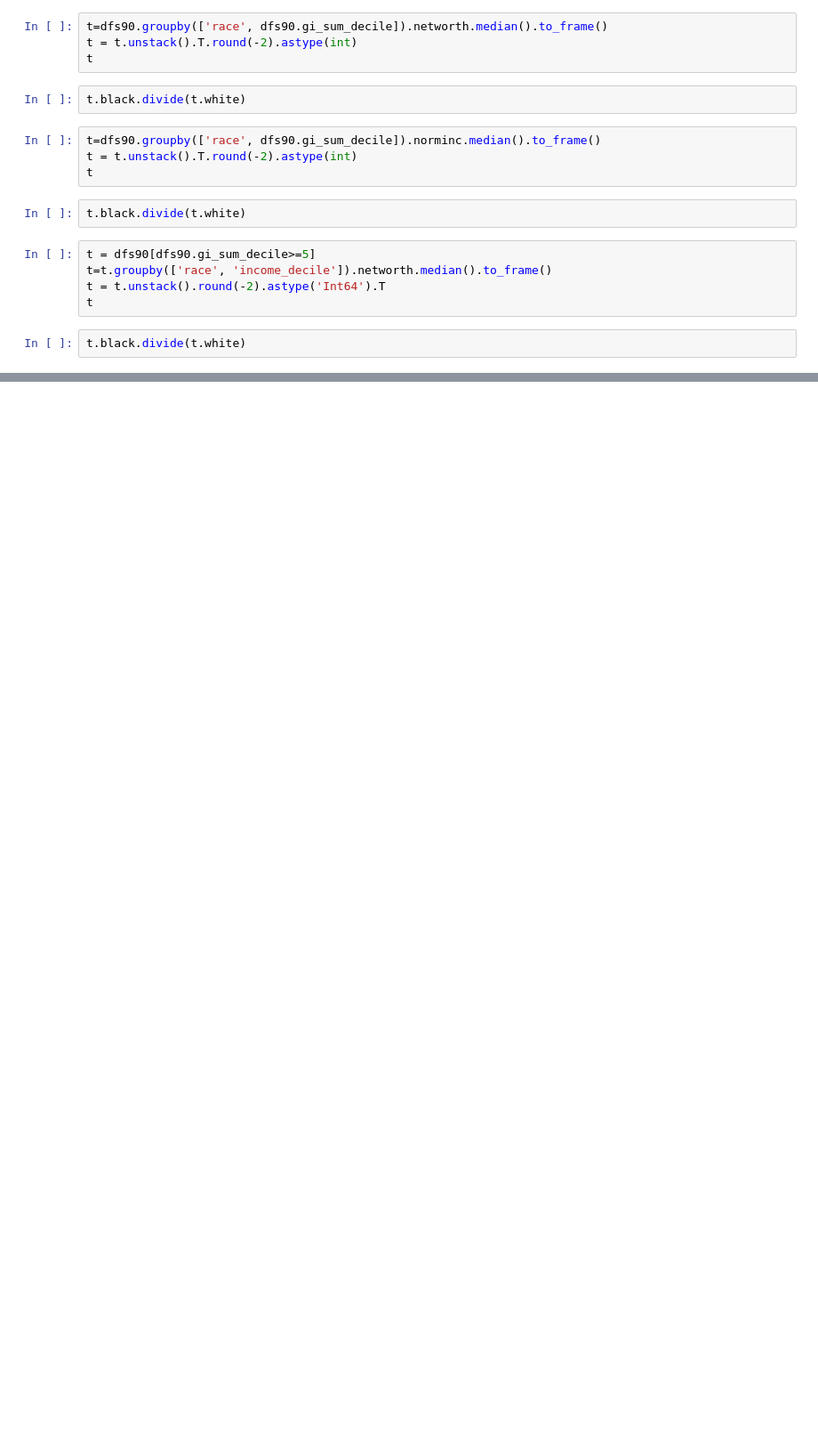
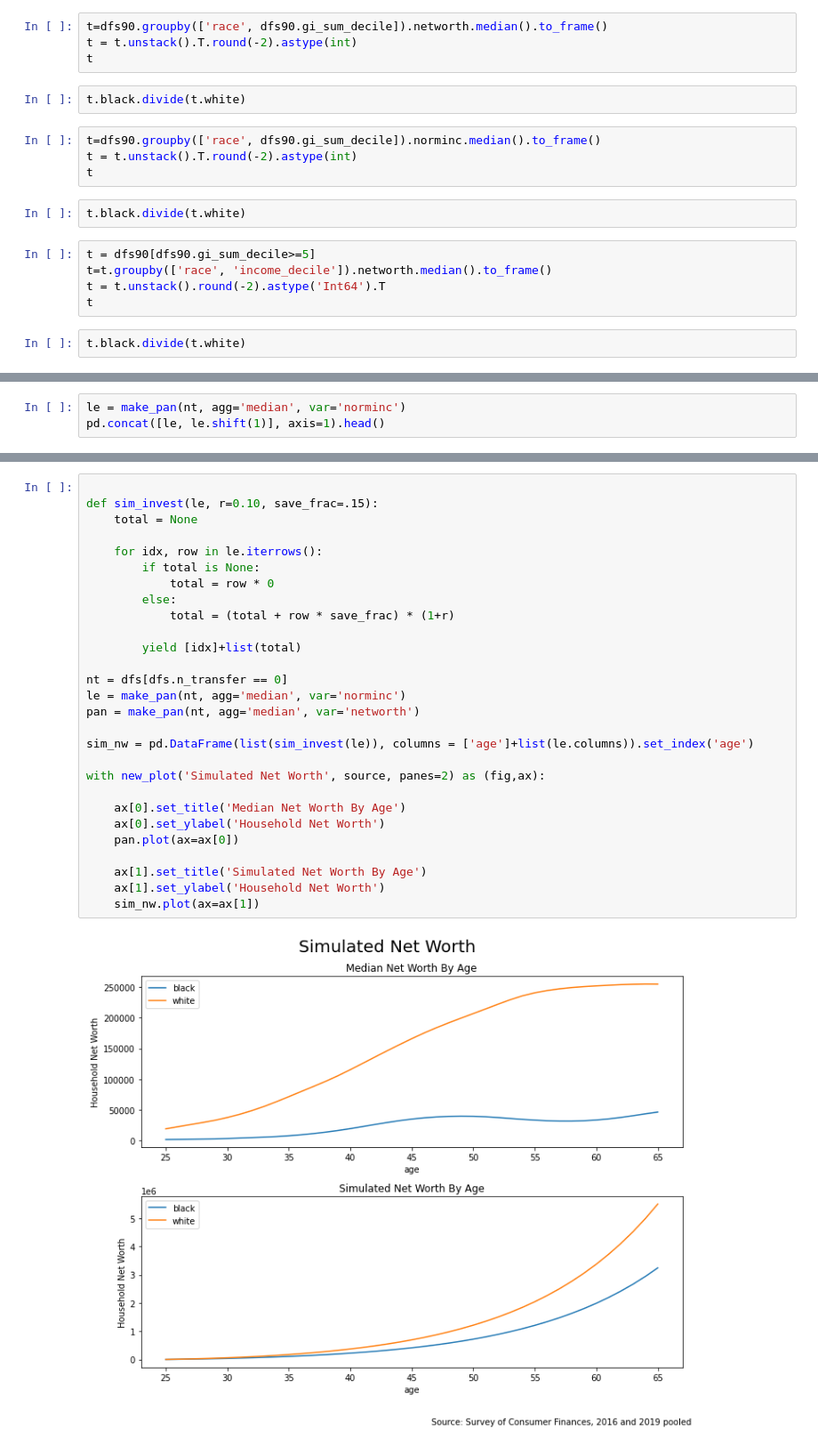
Before and after one commit to metatab-packages/inequality, a Jupyter notebook: Notebooks/02 Lifetime Earnings.ipynb, the cells around one changed output, grey strips where cells are left out. Shown at 89% size. Cells and saved outputs as stored; diff of their text form; blank space fills up the shorter version.

```diff
--- a/Notebooks/02 Lifetime Earnings.ipynb
+++ b/Notebooks/02 Lifetime Earnings.ipynb
@@ -484,0 +459,3 @@ t.black.divide(t.white)
+# %%
+le = make_pan(nt, agg='median', var='norminc')
+pd.concat([le, le.shift(1)], axis=1).head()
@@ -484,0 +470,30 @@ t.black.divide(t.white)
+# %%
+
+def sim_invest(le, r=0.10, save_frac=.15):
+    total = None
+
+    for idx, row in le.iterrows():
+        if total is None:
+            total = row * 0
+        else:
+            total = (total + row * save_frac) * (1+r)
+
+        yield [idx]+list(total)
+
+nt = dfs[dfs.n_transfer == 0]
+le = make_pan(nt, agg='median', var='norminc')
+pan = make_pan(nt, agg='median', var='networth')
+
+sim_nw = pd.DataFrame(list(sim_invest(le)), columns = ['age']+list(le.columns)).set_index('age')
+
+with new_plot('Simulated Net Worth', source, panes=2) as (fig,ax):
+
+    ax[0].set_title('Median Net Worth By Age')
+    ax[0].set_ylabel('Household Net Worth')
+    pan.plot(ax=ax[0])
+
+    ax[1].set_title('Simulated Net Worth By Age')
+    ax[1].set_ylabel('Household Net Worth')
+    sim_nw.plot(ax=ax[1])
+# %% [output]
+[figure, added]
```
Also changed, not shown: parts of 9 cells of this notebook, 10 other files.
